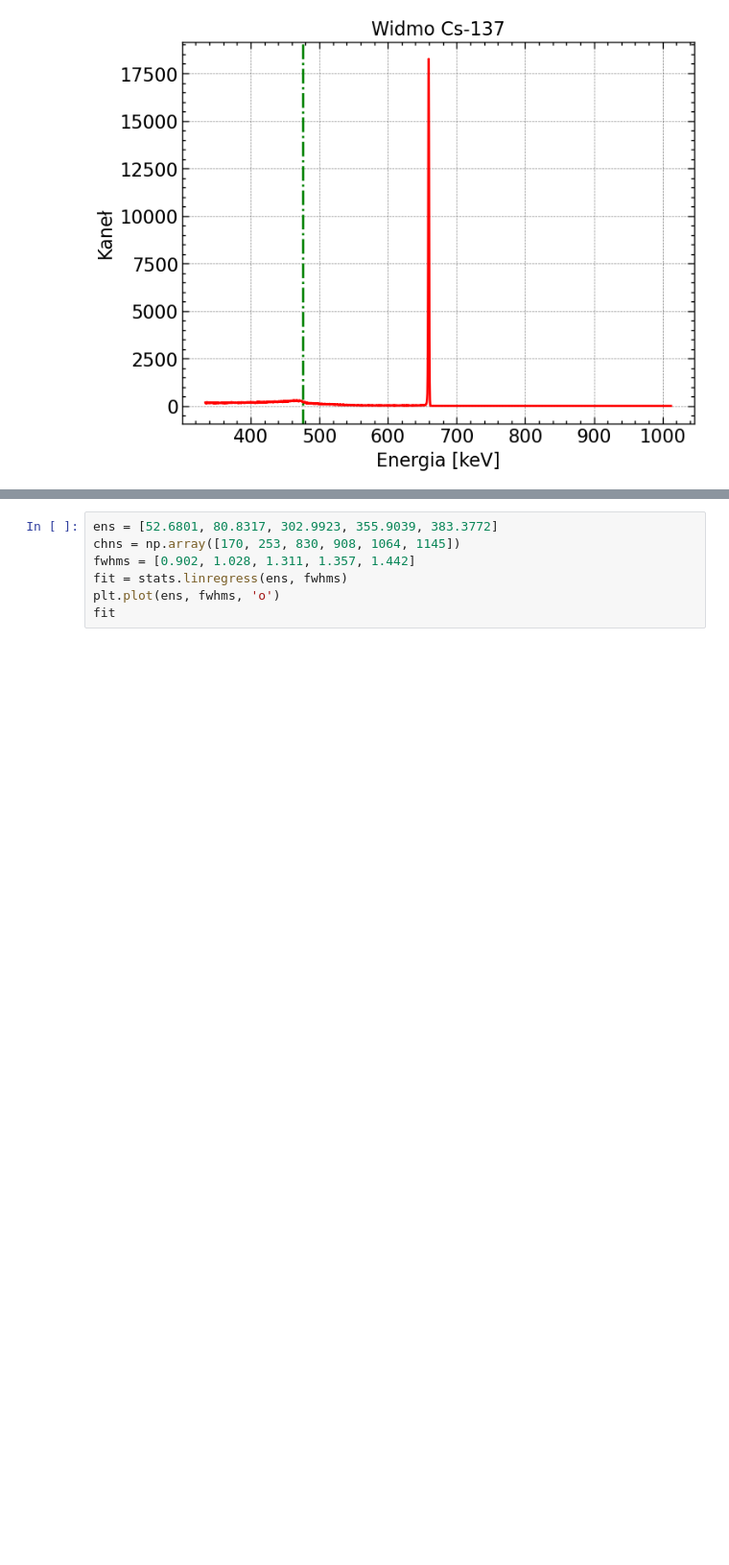
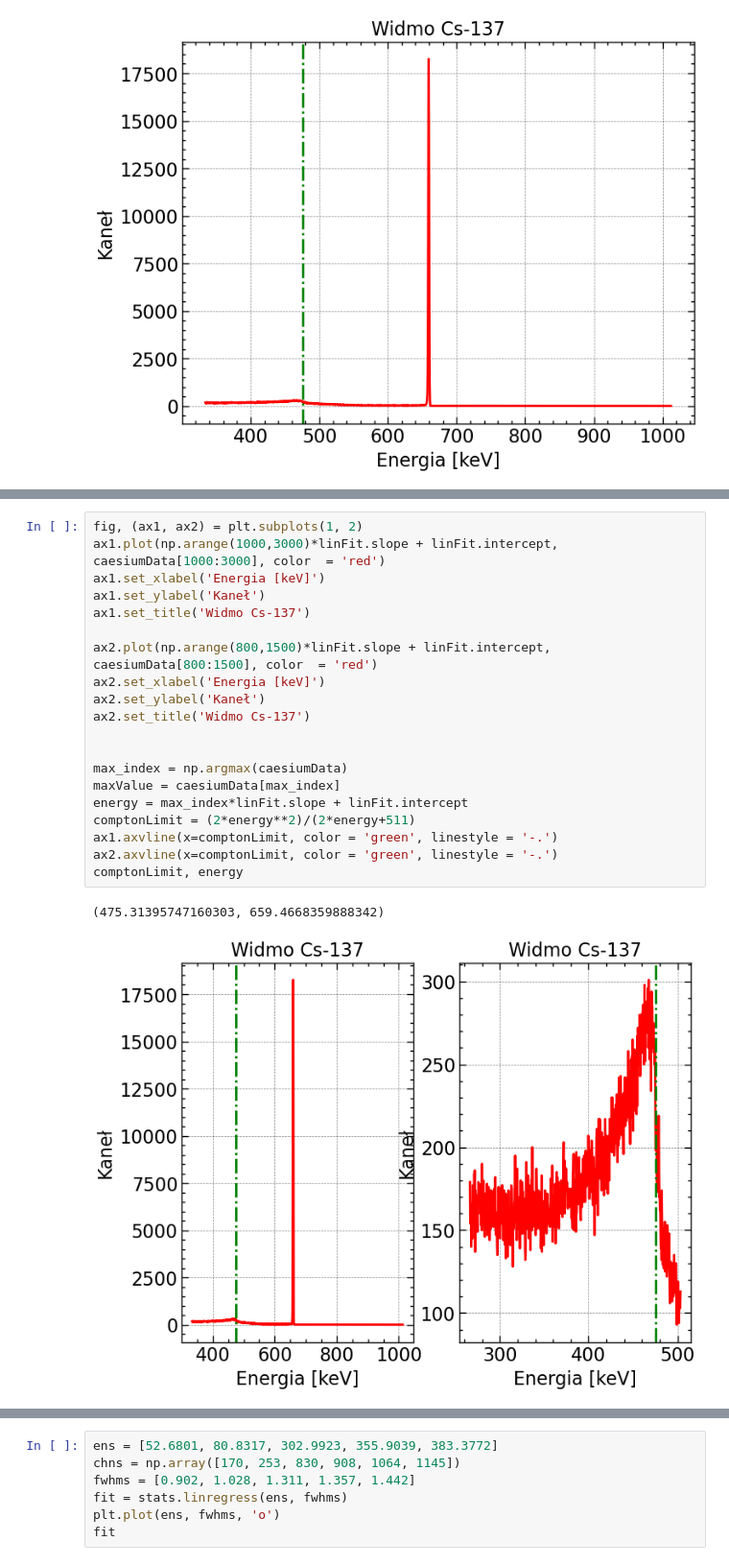
Before and after one commit to szczun/studia, a Jupyter notebook: Ltj/Lab1/odczyty/main.ipynb, the cells around one changed output, grey strips where cells are left out. Shown at 96% size. Cells and saved outputs as stored; diff of their text form; blank space fills up the shorter version.

```diff
--- a/Ltj/Lab 1/odczyty/main.ipynb
+++ b/Ltj/Lab1/odczyty/main.ipynb
@@ -116,3 +146,26 @@ comptonLimit, energy
+# %%
+fig, (ax1, ax2) = plt.subplots(1, 2)
+ax1.plot(np.arange(1000,3000)*linFit.slope + linFit.intercept, caesiumData[1000:3000], color  = 'red')
+ax1.set_xlabel('Energia [keV]')
+ax1.set_ylabel('Kaneł')
+ax1.set_title('Widmo Cs-137')
+
+ax2.plot(np.arange(800,1500)*linFit.slope + linFit.intercept, caesiumData[800:1500], color  = 'red')
+ax2.set_xlabel('Energia [keV]')
+ax2.set_ylabel('Kaneł')
+ax2.set_title('Widmo Cs-137')
+
+
+max_index = np.argmax(caesiumData)
+maxValue = caesiumData[max_index]
+energy = max_index*linFit.slope + linFit.intercept
+comptonLimit = (2*energy**2)/(2*energy+511)
+ax1.axvline(x=comptonLimit, color = 'green', linestyle = '-.')
+ax2.axvline(x=comptonLimit, color = 'green', linestyle = '-.')
+comptonLimit, energy
+# %% [output]
+(475.31395747160303, 659.4668359888342)
+[figure, added]
 # %%
 fig, ax = plt.subplots(1, 1)
 ax.plot(np.arange(1000, 5000)*linFit.slope + linFit.intercept, cobaltData[1000:5000], color  = 'red')
```
Also changed, not shown: parts of 7 cells of this notebook, 36 other files.
